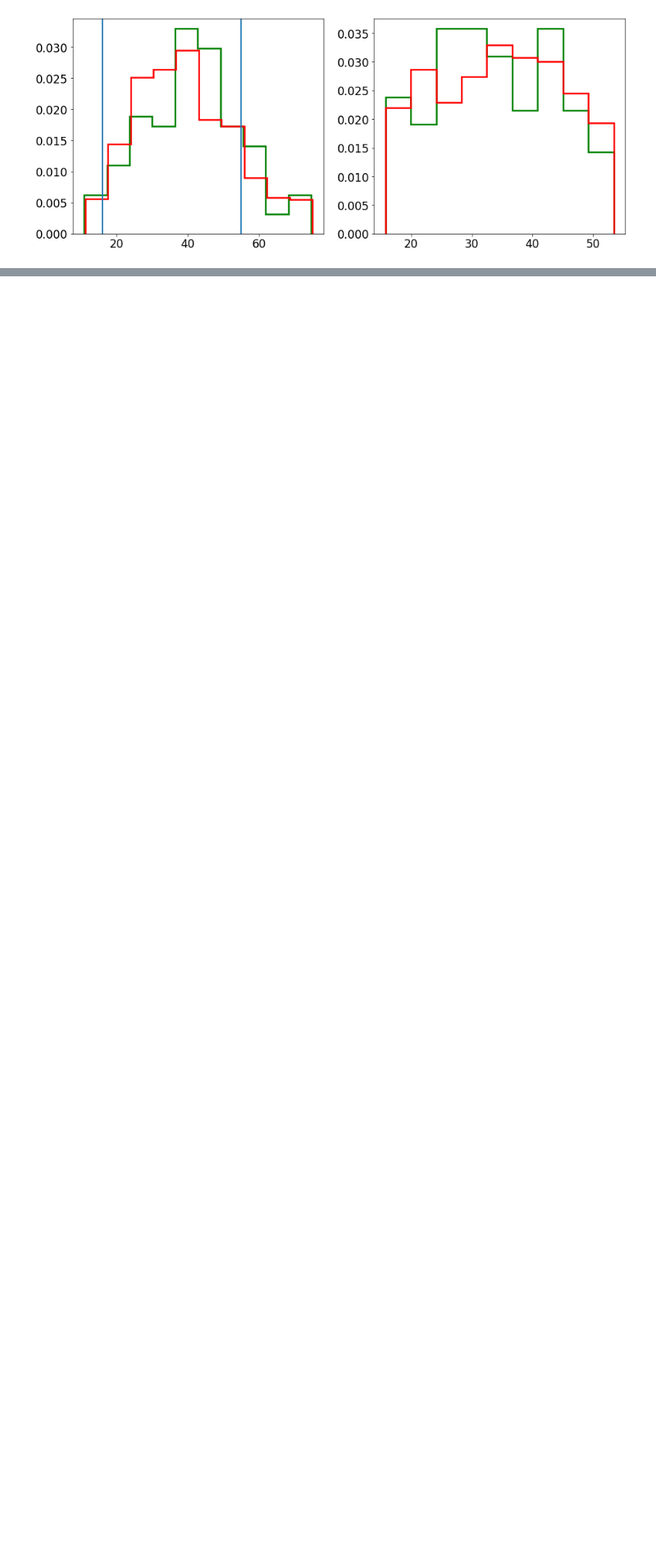
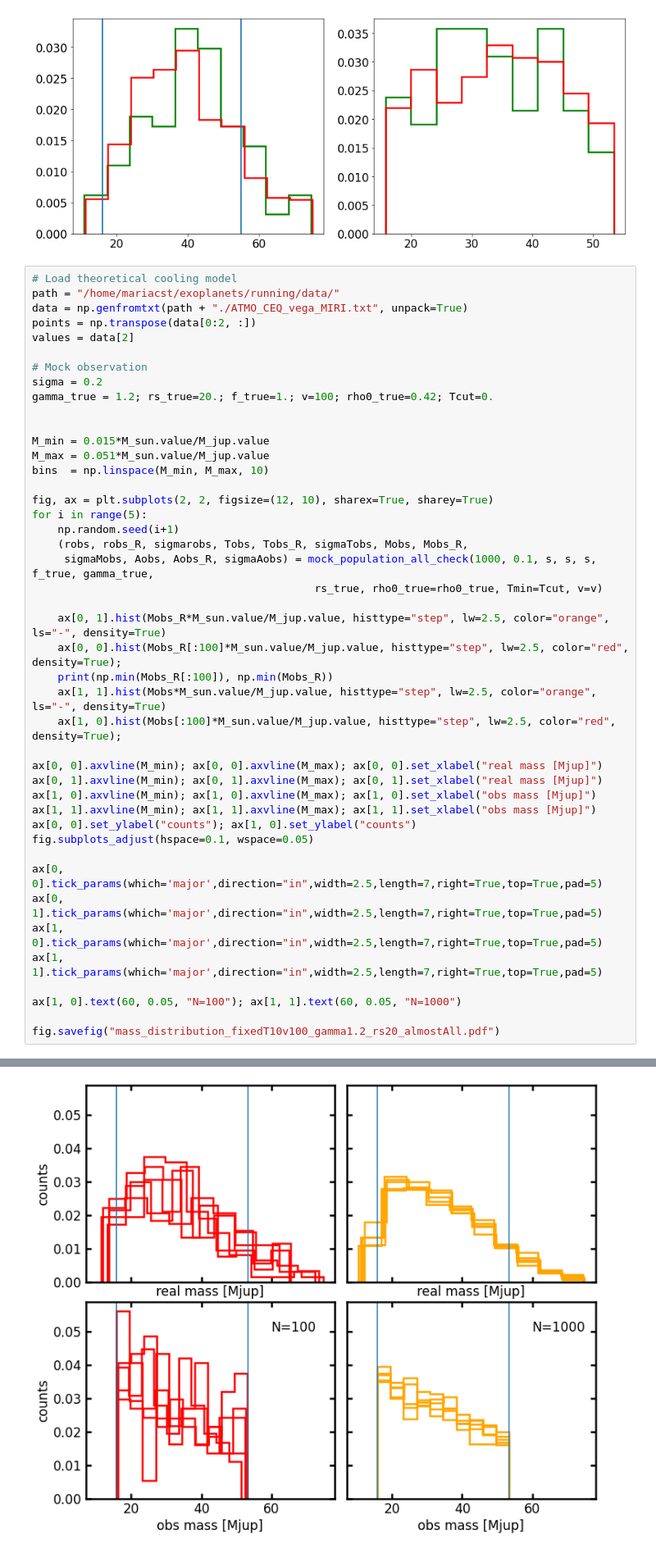
Before and after one commit to SvPoder/exoplanets, a Jupyter notebook: jupyter-notebook/simulations.ipynb, the cells around one changed output, grey strips where cells are left out. Shown at 82% size. Cells and saved outputs as stored; diff of their text form; blank space fills up the shorter version.

```diff
--- a/jupyter-notebook/simulations.ipynb
+++ b/jupyter-notebook/simulations.ipynb
@@ -1299,3 +1302,48 @@ for n in nBDs:
         i+=1
 # %% [output]
 [figure]
+# %%
+# Load theoretical cooling model
+path = "/home/mariacst/exoplanets/running/data/"
+data = np.genfromtxt(path + "./ATMO_CEQ_vega_MIRI.txt", unpack=True)
+points = np.transpose(data[0:2, :])
+values = data[2]
+
+# Mock observation
+sigma = 0.2
+gamma_true = 1.2; rs_true=20.; f_true=1.; v=100; rho0_true=0.42; Tcut=0.
+
+
+M_min = 0.015*M_sun.value/M_jup.value
+M_max = 0.051*M_sun.value/M_jup.value
+bins  = np.linspace(M_min, M_max, 10)
+
+fig, ax = plt.subplots(2, 2, figsize=(12, 10), sharex=True, sharey=True)
+for i in range(5):
+    np.random.seed(i+1)
+    (robs, robs_R, sigmarobs, Tobs, Tobs_R, sigmaTobs, Mobs, Mobs_R,
+     sigmaMobs, Aobs, Aobs_R, sigmaAobs) = mock_population_all_check(1000, 0.1, s, s, s, f_true, gamma_true,
+                                            rs_true, rho0_true=rho0_true, Tmin=Tcut, v=v)
+
+    ax[0, 1].hist(Mobs_R*M_sun.value/M_jup.value, histtype="step", lw=2.5, color="orange", ls="-", density=True)
+    ax[0, 0].hist(Mobs_R[:100]*M_sun.value/M_jup.value, histtype="step", lw=2.5, color="red", density=True);
+    print(np.min(Mobs_R[:100]), np.min(Mobs_R))
+    ax[1, 1].hist(Mobs*M_sun.value/M_jup.value, histtype="step", lw=2.5, color="orange", ls="-", density=True)
+    ax[1, 0].hist(Mobs[:100]*M_sun.value/M_jup.value, histtype="step", lw=2.5, color="red", density=True);
+
+ax[0, 0].axvline(M_min); ax[0, 0].axvline(M_max); ax[0, 0].set_xlabel("real mass [Mjup]")
+ax[0, 1].axvline(M_min); ax[0, 1].axvline(M_max); ax[0, 1].set_xlabel("real mass [Mjup]")
+ax[1, 0].axvline(M_min); ax[1, 0].axvline(M_max); ax[1, 0].set_xlabel("obs mass [Mjup]")
+ax[1, 1].axvline(M_min); ax[1, 1].axvline(M_max); ax[1, 1].set_xlabel("obs mass [Mjup]")
+ax[0, 0].set_ylabel("counts"); ax[1, 0].set_ylabel("counts")
+fig.subplots_adjust(hspace=0.1, wspace=0.05)
+
+ax[0, 0].tick_params(which='major',direction="in",width=2.5,length=7,right=True,top=True,pad=5)
+ax[0, 1].tick_params(which='major',direction="in",width=2.5,length=7,right=True,top=True,pad=5)
+ax[1, 0].tick_params(which='major',direction="in",width=2.5,length=7,right=True,top=True,pad=5)
+ax[1, 1].tick_params(which='major',direction="in",width=2.5,length=7,right=True,top=True,pad=5)
+
+ax[1, 0].text(60, 0.05, "N=100"); ax[1, 1].text(60, 0.05, "N=1000")
+
+fig.savefig("mass_distribution_fixedT10v100_gamma1.2_rs20_almostAll.pdf")
+# %% [output]
@@ -1301,0 +1355 @@ for n in nBDs:
+[figure, added]
```
Also changed, not shown: parts of 13 cells of this notebook, 3 other files.
